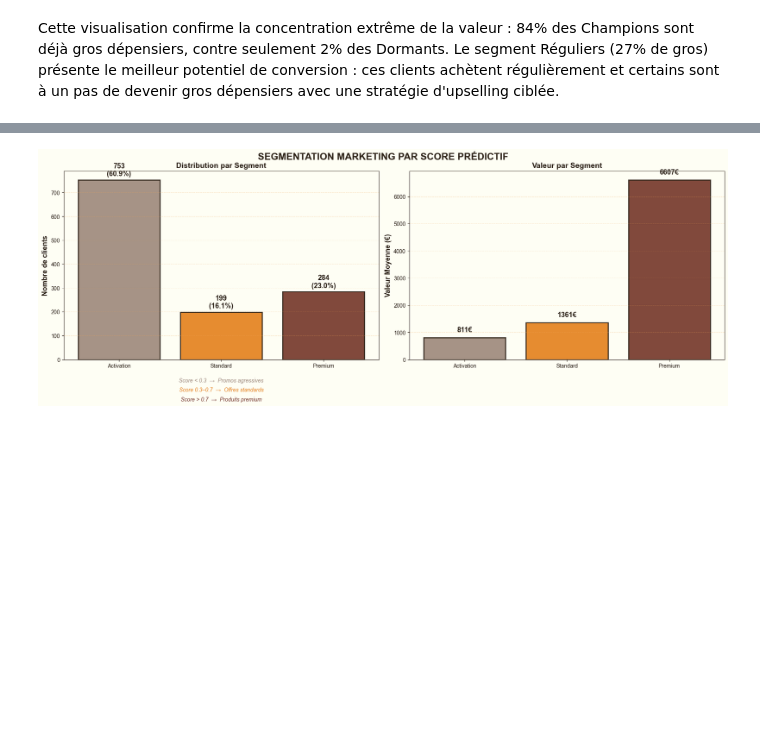
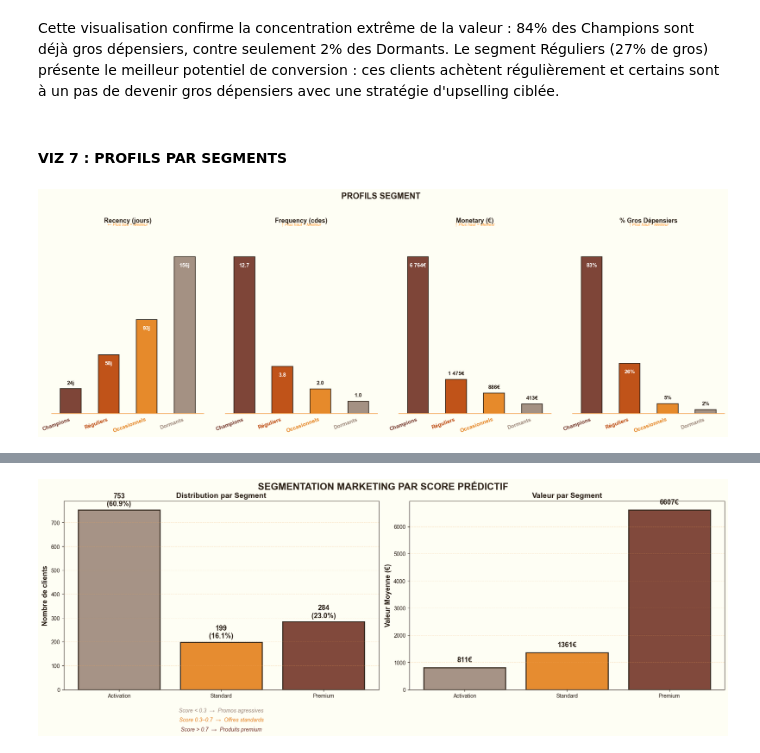
Before and after one commit to EdLac/spark-ecommerce, a Jupyter notebook: notebooks/ProjetFinal.ipynb, the cells around one changed output, grey strips where cells are left out. Drawn from its saved outputs; the diff is of its cells as text; code cells hidden in the pictures; blank space fills up the shorter version.

Commit message:
ajout visu profils de segments

```diff
--- a/notebooks/ProjetFinal.ipynb
+++ b/notebooks/ProjetFinal.ipynb
@@ -2417,4 +2417,83 @@ Réguliers : 26.8% → Potentiel de conversion
 Occasionnels : 5.3%, Dormants : 2.1% → Peu d'espoir
 # %% [markdown]
 Cette visualisation confirme la concentration extrême de la valeur : 84% des Champions sont déjà gros dépensiers, contre seulement 2% des Dormants. Le segment Réguliers (27% de gros) présente le meilleur potentiel de conversion : ces clients achètent régulièrement et certains sont à un pas de devenir gros dépensiers avec une stratégie d'upselling ciblée.
+# %% [markdown]
+#### VIZ 7  : PROFILS PAR SEGMENTS
+# %%
+
+# Récupérer le taux de gros dépensiers par cluster
+cluster_label_dist  = rfm_labeled.groupBy("cluster", "label").count().toPandas()
+cluster_label_pivot = cluster_label_dist.pivot(index='cluster', columns='label', values='count').fillna(0)
+cluster_label_pivot['Taux_Gros'] = (cluster_label_pivot[1] /
+                                    (cluster_label_pivot[0] + cluster_label_pivot[1]) * 100).round(1)
+
+# Ordonner les segments (Champions → Dormants)
+ordre_seg = ['Champions', 'Réguliers', 'Occasionnels', 'Dormants']
+cs = cluster_summary.copy()
+cs['Ordre'] = cs['Nom'].map({s: i for i, s in enumerate(ordre_seg)})
+cs = cs.sort_values('Ordre')
+cs['Taux_Gros'] = cs['cluster'].map(
+    lambda cid: cluster_label_pivot.loc[int(cid), 'Taux_Gros']
+                if int(cid) in cluster_label_pivot.index else 0)
+
+seg_names = cs['Nom'].tolist()
+seg_colors = [PALETTE[n] for n in seg_names]
+
+metrics_viz4 = {
+    'Recency (jours)':   (cs['Recency_Moy'].tolist(),   '← Plus bas = Meilleur',  'j'),
+    'Frequency (cdes)':  (cs['Frequency_Moy'].tolist(), '↑ Plus haut = Meilleur', ''),
+    'Monetary (€)':      (cs['Monetary_Moy'].tolist(),  '↑ Plus haut = Meilleur', '€'),
+    '% Gros Dépensiers': (cs['Taux_Gros'].tolist(),     '↑ Plus haut = Meilleur', '%'),
+}
+
+fig, axes = plt.subplots(1, 4, figsize=(20, 7), facecolor=PALETTE['background'])
+fig.patch.set_facecolor(PALETTE['background'])
+x = np.arange(len(seg_names))
+
+for ax_idx, (metric, (values, sens, unit)) in enumerate(metrics_viz4.items()):
+    ax = axes[ax_idx]
+    ax.set_facecolor(PALETTE['background'])
+    bars = ax.bar(x, values, width=0.55,
+                  color=seg_colors, edgecolor=PALETTE['dark_bg'],
+                  linewidth=1.5, alpha=0.92)
+    max_v = max(values)
+    for bar, val in zip(bars, values):
+        inside = val > max_v * 0.25
+        y_pos  = bar.get_height() - max_v * 0.04 if inside else bar.get_height() + max_v * 0.02
+        va_txt = 'top' if inside else 'bottom'
+        c_txt  = 'white' if inside else PALETTE['text']
+        if unit == '€':
+            lbl = f'{int(val):,}€'.replace(',', ' ')
+        elif unit == 'j':
+            lbl = f'{int(val)}j'
+        elif unit == '%':
+            lbl = f'{int(val)}%'
+        else:
+            lbl = f'{val:.1f}'
+        ax.text(bar.get_x() + bar.get_width()/2, y_pos,
+                lbl, ha='center', va=va_txt,
+                fontsize=11, weight='bold', color=c_txt)
+    ax.set_title(metric, fontsize=13, weight='bold', color=PALETTE['dark_bg'], pad=12)
+    ax.text(0.5, 1.01, sens, transform=ax.transAxes,
+            ha='center', va='bottom', fontsize=8.5,
+            color=PALETTE['accent_2'], style='italic')
+    ax.set_xticks(x)
+    ax.set_xticklabels(seg_names, rotation=20, ha='right', fontsize=11, weight='bold')
+    for tick, col in zip(ax.get_xticklabels(), seg_colors):
+        tick.set_color(col)
+    ax.set_yticks([])
+    ax.set_xlim(-0.5, len(seg_names) - 0.5)
+    ax.set_ylim(0, max_v * 1.18)
+    ax.grid(axis='y', alpha=0.15, linestyle='--')
+    for spine in ['top', 'right', 'left']:
+        ax.spines[spine].set_visible(False)
+    ax.spines['bottom'].set_color(PALETTE['accent_1'])
+    ax.spines['bottom'].set_linewidth(1.5)
+
+fig.suptitle('PROFILS SEGMENT',
+             fontsize=17, weight='bold', color=PALETTE['dark_bg'], y=1.01)
+plt.tight_layout(pad=1.5)
+plt.show()
+# %% [output]
+[figure, added]
 # %% [markdown]
```
Also changed, not shown: parts of 2 cells of this notebook.
